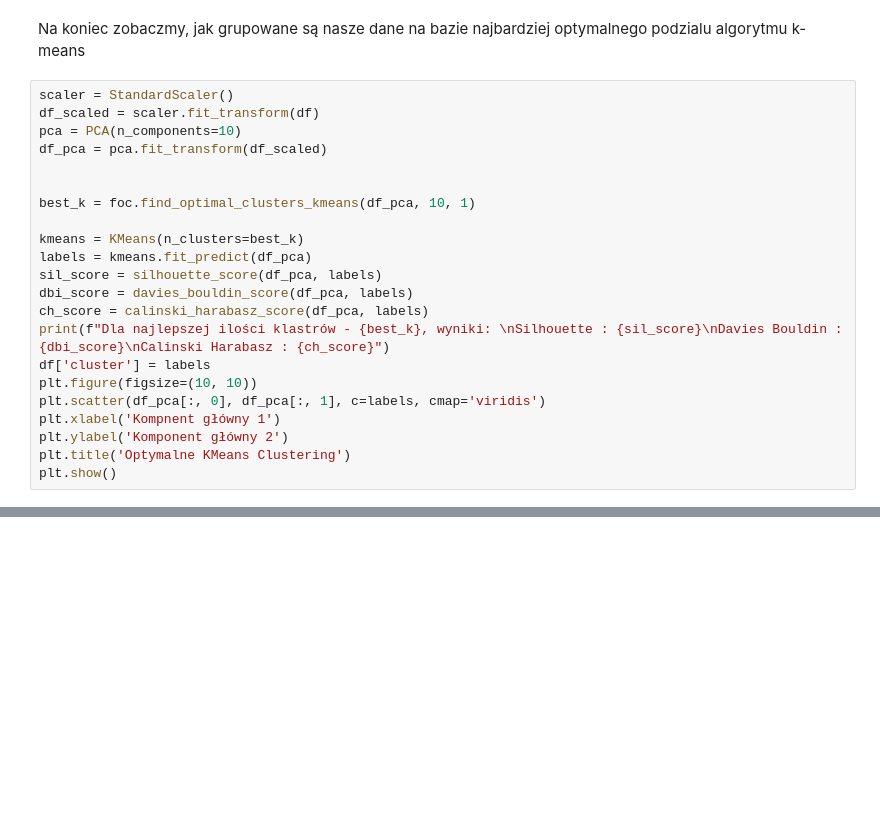
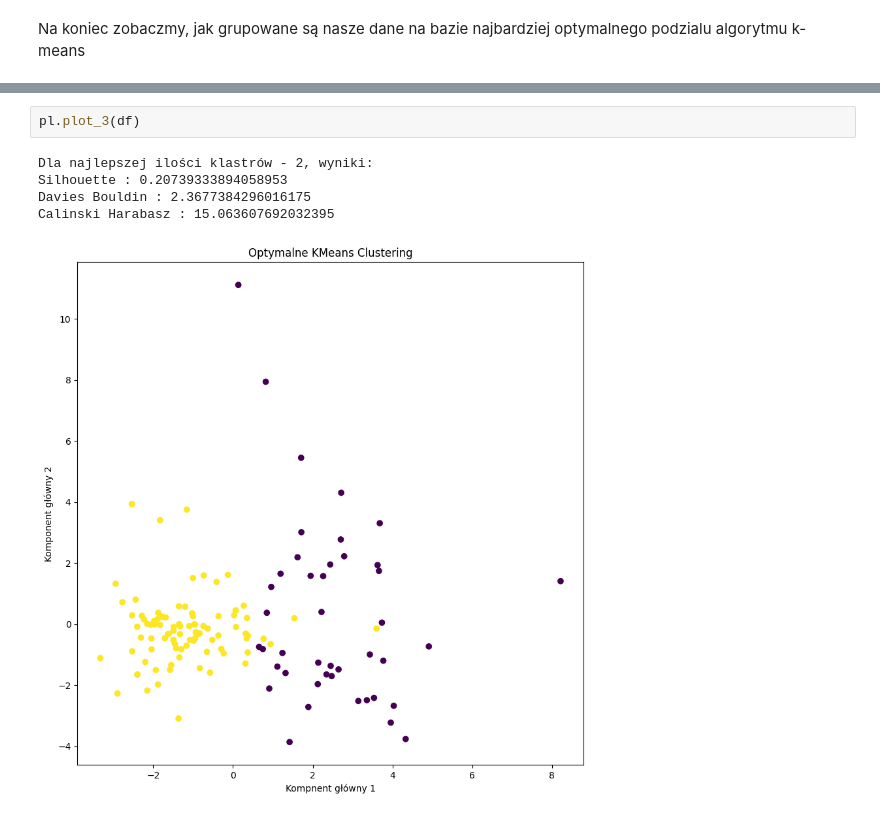
Before and after one commit to woznin/solvro_task, a Jupyter notebook: results.ipynb, the cells around one changed output, grey strips where cells are left out. Saved outputs shown, nothing was run; the diff lists cells and outputs as text; blank space fills up the shorter version.

```diff
--- a/results.ipynb
+++ b/results.ipynb
@@ -128,24 +57,2 @@ interactive(children=(IntSlider(value=5, description='Klastry', max=15, min=2),
 # %% [markdown]
 Na koniec zobaczmy, jak grupowane są nasze dane na bazie najbardziej optymalnego podzialu algorytmu k-means
-# %%
-scaler = StandardScaler()
-df_scaled = scaler.fit_transform(df)
-pca = PCA(n_components=10)
-df_pca = pca.fit_transform(df_scaled)
-
-
-best_k = foc.find_optimal_clusters_kmeans(df_pca, 10, 1)
-
-kmeans = KMeans(n_clusters=best_k)
-labels = kmeans.fit_predict(df_pca)
-sil_score = silhouette_score(df_pca, labels)
-dbi_score = davies_bouldin_score(df_pca, labels)
-ch_score = calinski_harabasz_score(df_pca, labels)
-print(f"Dla najlepszej ilości klastrów - {best_k}, wyniki: \nSilhouette : {sil_score}\nDavies Bouldin : {dbi_score}\nCalinski Harabasz : {ch_score}")
-df['cluster'] = labels
-plt.figure(figsize=(10, 10))
-plt.scatter(df_pca[:, 0], df_pca[:, 1], c=labels, cmap='viridis')
-plt.xlabel('Kompnent główny 1')
-plt.ylabel('Komponent główny 2')
-plt.title('Optymalne KMeans Clustering')
-plt.show()
@@ -200,0 +59,8 @@ interactive(children=(Dropdown(description='plot_type', options=('Rozkład grup
+# %%
+pl.plot_3(df)
+# %% [output]
+Dla najlepszej ilości klastrów - 2, wyniki:
+Silhouette : 0.20739333894058953
+Davies Bouldin : 2.3677384296016175
+Calinski Harabasz : 15.063607692032395
+[figure, added]
```
Also changed, not shown: parts of 8 cells of this notebook, 3 other files.
